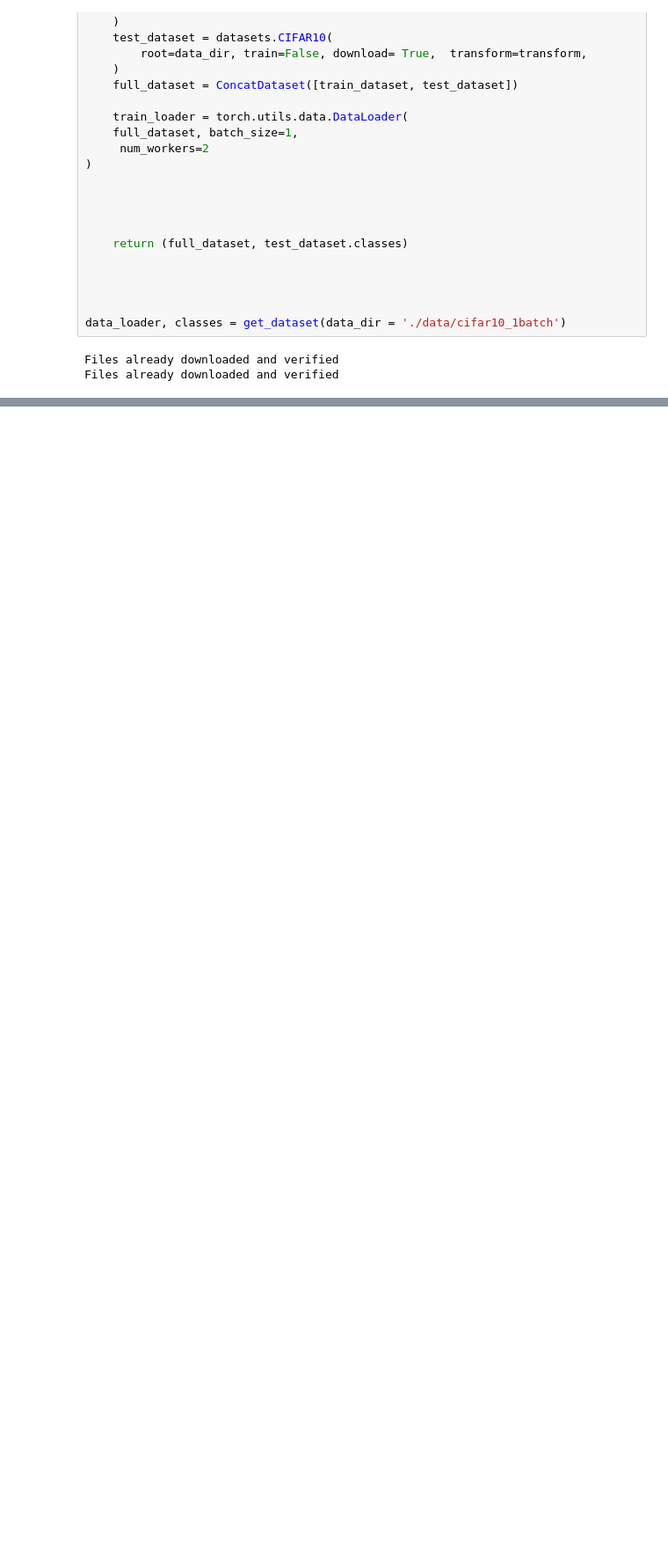
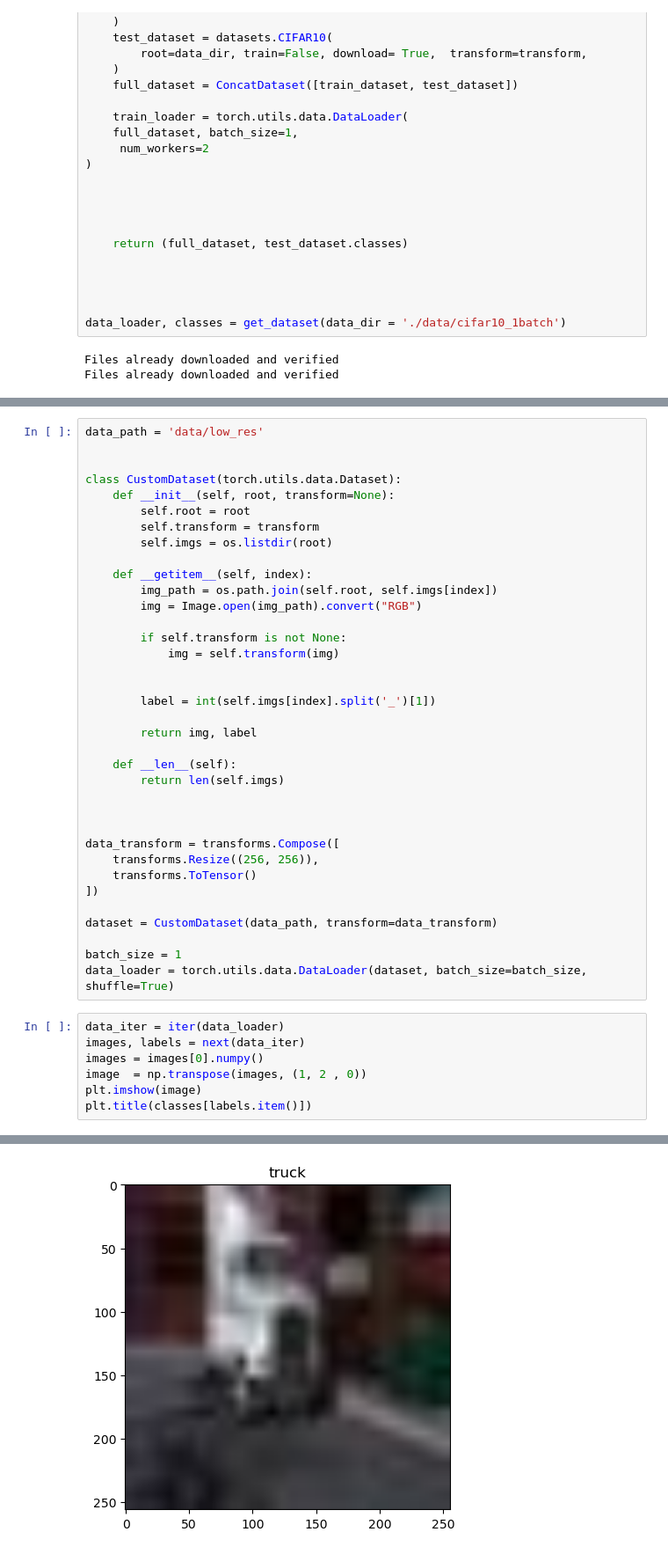
Before and after one commit to ADA-GWU/guidedresearchproject-yusif_mukhtarov, a Jupyter notebook: data_cleansing.ipynb, the cells around one changed output, grey strips where cells are left out. Shown at 88% size. Cells and saved outputs as stored; diff of their text form; blank space fills up the shorter version.

Commit message:
data uploading

```diff
--- a/data_cleansing.ipynb
+++ b/data_cleansing.ipynb
@@ -49,0 +62,44 @@ for image, label  in  iter(data_loader):
+# %%
+data_path = 'data/low_res'
+
+
+class CustomDataset(torch.utils.data.Dataset):
+    def __init__(self, root, transform=None):
+        self.root = root
+        self.transform = transform
+        self.imgs = os.listdir(root)
+
+    def __getitem__(self, index):
+        img_path = os.path.join(self.root, self.imgs[index])
+        img = Image.open(img_path).convert("RGB")
+
+        if self.transform is not None:
+            img = self.transform(img)
+
+
+        label = int(self.imgs[index].split('_')[1])
+
+        return img, label
+
+    def __len__(self):
+        return len(self.imgs)
+
+
+
+data_transform = transforms.Compose([
+    transforms.Resize((256, 256)),
+    transforms.ToTensor()
+])
+
+dataset = CustomDataset(data_path, transform=data_transform)
+
+batch_size = 1
+data_loader = torch.utils.data.DataLoader(dataset, batch_size=batch_size, shuffle=True)
+# %%
+data_iter = iter(data_loader)
+images, labels = next(data_iter)
+images = images[0].numpy()
+image  = np.transpose(images, (1, 2 , 0))
+plt.imshow(image)
+plt.title(classes[labels.item()])
+# %% [output]
@@ -49,0 +107 @@ for image, label  in  iter(data_loader):
+[figure, added]
```
Also changed, not shown: parts of 5 cells of this notebook.
